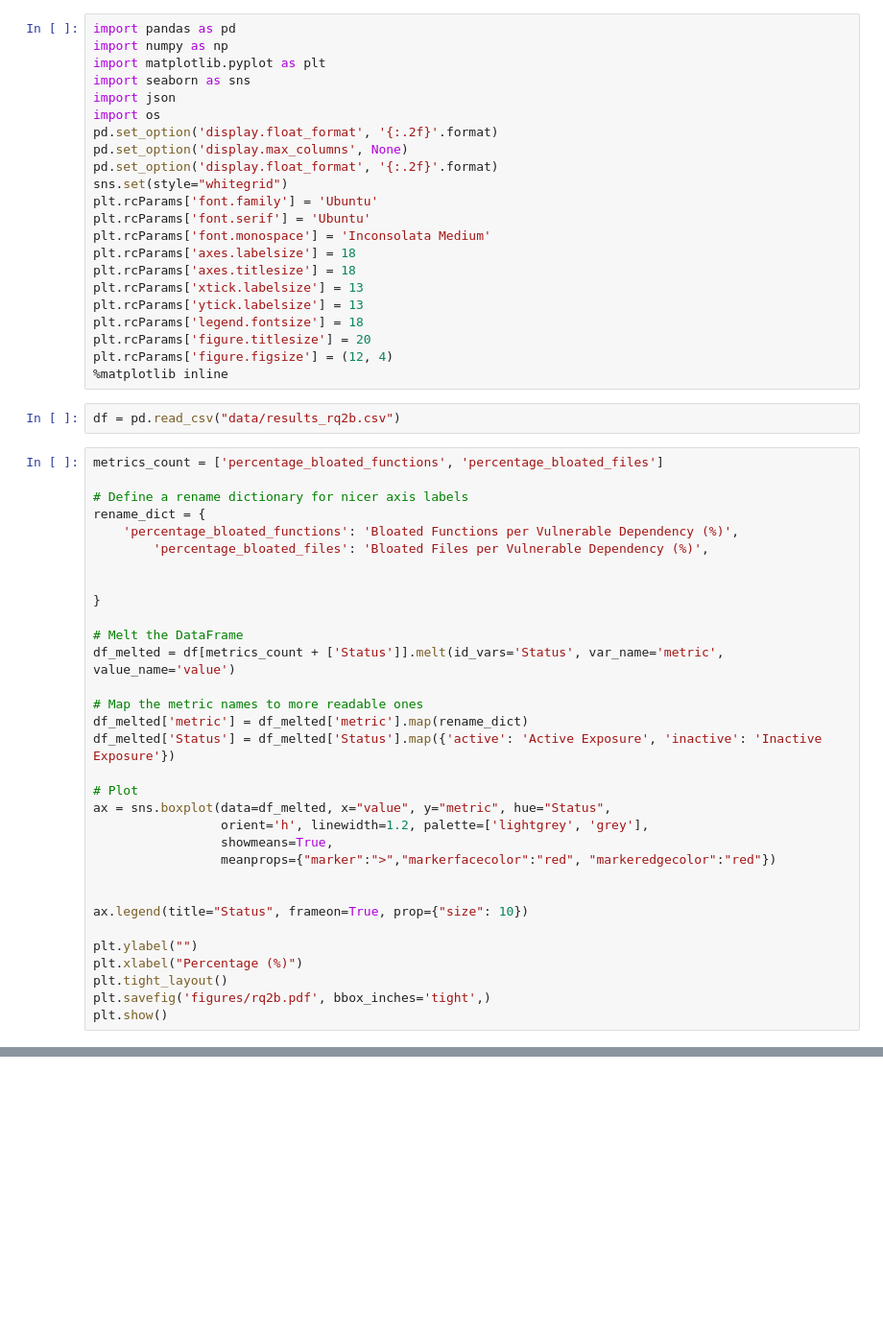
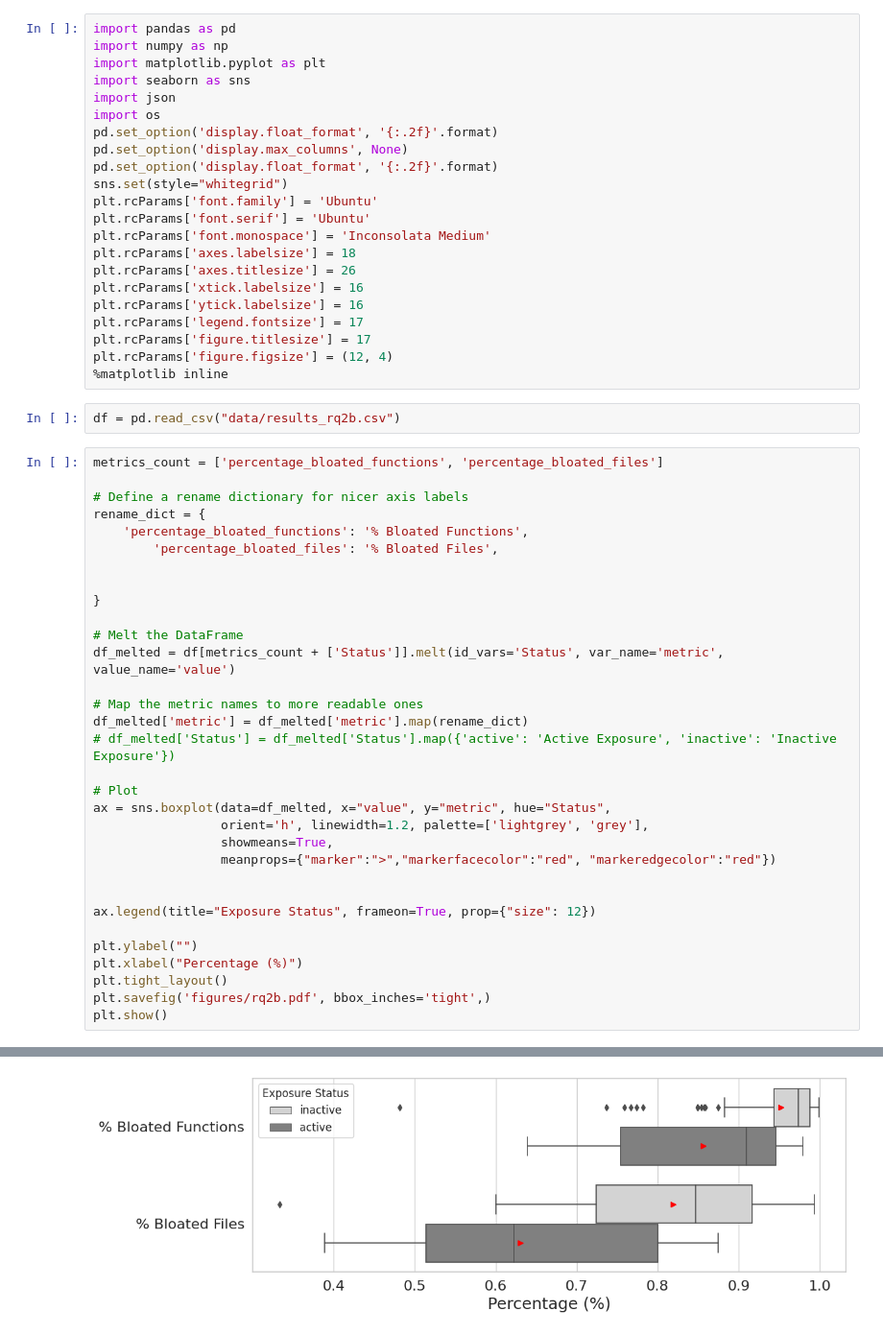
Before and after one commit to gdrosos/bloat-study-artifact, a Jupyter notebook: analysis/rq2b.ipynb, the cells around one changed output, grey strips where cells are left out. Shown: that part at 96% size. Drawn from its saved outputs; the diff is of its cells as text; blank space fills up the shorter version.

```diff
--- a/analysis/rq2b.ipynb
+++ b/analysis/rq2b.ipynb
@@ -13,11 +13,11 @@ plt.rcParams['font.family'] = 'Ubuntu'
 plt.rcParams['font.serif'] = 'Ubuntu'
 plt.rcParams['font.monospace'] = 'Inconsolata Medium'
 plt.rcParams['axes.labelsize'] = 18
-plt.rcParams['axes.titlesize'] = 18
-plt.rcParams['xtick.labelsize'] = 13
-plt.rcParams['ytick.labelsize'] = 13
-plt.rcParams['legend.fontsize'] = 18
-plt.rcParams['figure.titlesize'] = 20
+plt.rcParams['axes.titlesize'] = 26
+plt.rcParams['xtick.labelsize'] = 16
+plt.rcParams['ytick.labelsize'] = 16
+plt.rcParams['legend.fontsize'] = 17
+plt.rcParams['figure.titlesize'] = 17
 plt.rcParams['figure.figsize'] = (12, 4)
 %matplotlib inline
 # %%
@@ -27,8 +27,8 @@ metrics_count = ['percentage_bloated_functions', 'percentage_bloated_files']
 
 # Define a rename dictionary for nicer axis labels
 rename_dict = {
-    'percentage_bloated_functions': 'Bloated Functions per Vulnerable Dependency (%)',
-        'percentage_bloated_files': 'Bloated Files per Vulnerable Dependency (%)',
+    'percentage_bloated_functions': '% Bloated Functions',
+        'percentage_bloated_files': '% Bloated Files',
 
 
 }
@@ -38,7 +38,7 @@ df_melted = df[metrics_count + ['Status']].melt(id_vars='Status', var_name='metr
 
 # Map the metric names to more readable ones
 df_melted['metric'] = df_melted['metric'].map(rename_dict)
-df_melted['Status'] = df_melted['Status'].map({'active': 'Active Exposure', 'inactive': 'Inactive Exposure'})
+# df_melted['Status'] = df_melted['Status'].map({'active': 'Active Exposure', 'inactive': 'Inactive Exposure'})
 
 # Plot
 ax = sns.boxplot(data=df_melted, x="value", y="metric", hue="Status",
@@ -47,10 +47,11 @@ ax = sns.boxplot(data=df_melted, x="value", y="metric", hue="Status",
                  meanprops={"marker":">","markerfacecolor":"red", "markeredgecolor":"red"})
 
 
-ax.legend(title="Status", frameon=True, prop={"size": 10})
+ax.legend(title="Exposure Status", frameon=True, prop={"size": 12})
 
 plt.ylabel("")
 plt.xlabel("Percentage (%)")
 plt.tight_layout()
 plt.savefig('figures/rq2b.pdf', bbox_inches='tight',)
 plt.show()
+# %% [output]
@@ -56,0 +59 @@ plt.show()
+[figure, added]
```
Also changed, not shown: parts of 1 cell of this notebook, 1 other file.
